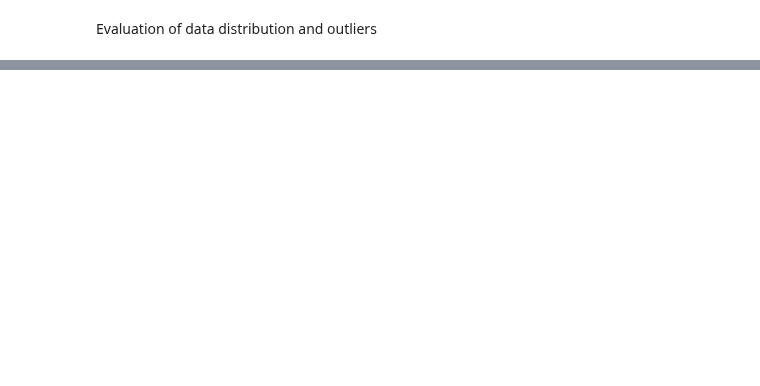
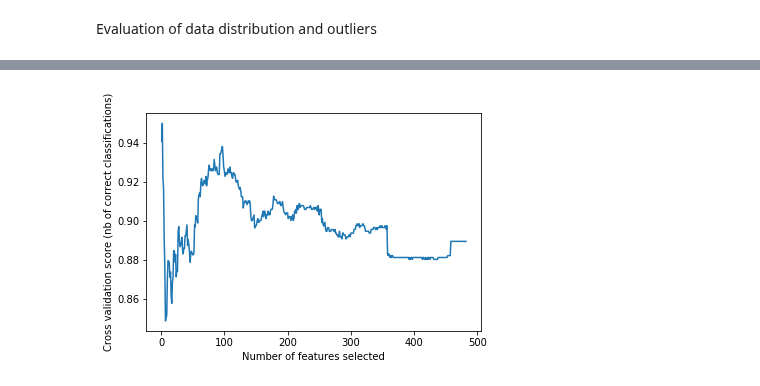
Before and after one commit to mfvanhaaften/TM10007_PROJECT, a Jupyter notebook: assignment.ipynb, the cells around one changed output, grey strips where cells are left out. Drawn from its saved outputs; the diff is of its cells as text; code cells hidden in the pictures; blank space fills up the shorter version.

Commit message:
Implemented outer crossvalidation loop

```diff
--- a/assignment.ipynb
+++ b/assignment.ipynb
@@ -54,10 +47,10 @@ for train_index, test_index in skf.split(FEATURES, LABELS):
 Overview of the NaN's in the dataset
 # %%
 # Determining the number of NaN's
-NO_NAN_ROW_TOTAL = X_TRAIN.isnull().sum(axis=1)             # Number of NaN's per patient for GBM and LGG patients
-NO_NAN_COL_TOTAL = X_TRAIN.isnull().sum(axis=0)             # Number of NaN's per feature for GBM and LGG patients
+NO_NAN_ROW_TOTAL = FEATURES.isnull().sum(axis=1)             # Number of NaN's per patient for GBM and LGG patients
+NO_NAN_COL_TOTAL = FEATURES.isnull().sum(axis=0)             # Number of NaN's per feature for GBM and LGG patients
 
-GBM_NO_NAN_COL = GBM_TRAIN.isnull().sum(axis=0)             # Number of NaN's per feature for GBM patients
-LGG_NO_NAN_COL = LGG_TRAIN.isnull().sum(axis=0)             # Number of NaN's per feature for LGG patients
+GBM_NO_NAN_COL = GBM.isnull().sum(axis=0)                    # Number of NaN's per feature for GBM patients
+LGG_NO_NAN_COL = LGG.isnull().sum(axis=0)                    # Number of NaN's per feature for LGG patients
 OVERVIEW_NAN = { 'Total': NO_NAN_COL_TOTAL, 'GBM': GBM_NO_NAN_COL, 'LGG': LGG_NO_NAN_COL }
 # %% [markdown]
@@ -68,8 +61,8 @@ PERC_MISSING_GBM = 30
 PERC_MISSING_LGG = 30
 
 # Determining threshold for discarding feature based on above percentage
-THRESHOLD_GBM = floor((PERC_MISSING_GBM/100) * len(GBM_TRAIN.index))
-THRESHOLD_LGG = floor((PERC_MISSING_LGG/100) * len(LGG_TRAIN.index))
+THRESHOLD_GBM = floor((PERC_MISSING_GBM/100) * len(GBM.index))
+THRESHOLD_LGG = floor((PERC_MISSING_LGG/100) * len(LGG.index))
 
 # Initialisation
 FEATURES_REMOVED = []
@@ -83,8 +76,7 @@ for feature in LGG_NO_NAN_COL[LGG_NO_NAN_COL > THRESHOLD_LGG].index[:]:
     FEATURES_REMOVED.append(feature)
 
 # Remove features from dataset
-X_TRAIN_FEAT_SEL = X_TRAIN.drop(columns=[features for features in set(FEATURES_REMOVED)])
-X_TEST_FEAT_SEL = X_TEST.drop(columns=[features for features in set(FEATURES_REMOVED)])
+DATA_FEAT_SEL = FEATURES.drop(columns=[features for features in set(FEATURES_REMOVED)])
 
 # The variables (series) below 'bins' the NaN's:
 # - the index column is the amount of NaN's in the dataset
@@ -256,23 +163,69 @@ Feature selection
 # %%
-svc = svm.SVC(kernel="linear")
+# Outer crossvalidation loop
+skf = StratifiedKFold(n_splits=5, random_state=None, shuffle=False)
 
-# classifications
-rfecv = RFECV(
-    estimator=svc, step=1,
-    cv=StratifiedKFold(4),
-    scoring='roc_auc')
-rfecv.fit(X_TRAIN_SCAL, Y_TRAIN_SAMP_REM)                               #    <=======
+OPTIMAL_NUMBER_FEATURES = list()
 
-print("Optimal number of features : %d" % rfecv.n_features_)
+for train_index, test_index in skf.split(DATA_FEAT_SEL, LABELS_SEL):
+    X_TRAIN, X_TEST = np.array(DATA_FEAT_SEL)[train_index], np.array(DATA_FEAT_SEL)[test_index]
+    Y_TRAIN, Y_TEST = np.array(LABELS_SEL)[train_index], np.array(LABELS_SEL)[test_index]
 
-# Plot number of features VS. cross-validation scores
-plt.figure()
-plt.xlabel("Number of features selected")
-plt.ylabel("Cross validation score (nb of correct classifications)")
-plt.plot(range(1, len(rfecv.grid_scores_) + 1), rfecv.grid_scores_)
-plt.show()
+    GBM_TRAIN = X_TRAIN[Y_TRAIN=='GBM']
+    LGG_TRAIN = X_TRAIN[Y_TRAIN=='LGG']
 
-X_TRAIN_FINAL = X_TRAIN_SCAL[:,rfecv.support_]
-X_TEST_FINAL = X_TEST_SCAL[:,rfecv.support_]
-#print(rfecv.ranking_)
+    # ---------------------------------- IMPUTATION -----------------------------------
+    # Definition of imputers
+    IMPUTER_GBM = KNNImputer(n_neighbors=5, weights="uniform")
+    IMPUTER_LGG = KNNImputer(n_neighbors=5, weights="uniform")
+    IMPUTER_TEST = KNNImputer(n_neighbors=5, weights="uniform")
+
+    # Impute GBM train set
+    X_TRAIN_FEAT_SEL_GBM = X_TRAIN[Y_TRAIN=='GBM']
+    X_TRAIN_IMP_GBM = IMPUTER_GBM.fit_transform(X_TRAIN_FEAT_SEL_GBM)
+
+    # Impute LGG train set
+    X_TRAIN_FEAT_SEL_LGG = X_TRAIN[Y_TRAIN=='LGG']
+    X_TRAIN_IMP_LGG = IMPUTER_LGG.fit_transform(X_TRAIN_FEAT_SEL_LGG)
+
+    # Merge imputed GBM and LGG arrays
+    X_TRAIN_IMP_TOT = np.concatenate((X_TRAIN_IMP_GBM, X_TRAIN_IMP_LGG))
+
+    #LGG_IMPUTED[:] = ARRAY_IMP_LGG                                                      # Overwrite original values with imputed values in dataframe
+    #LGG_IMPUTED['label'] = 'LGG'                                                        # Add column containing label
+
+    # Impute test set
+    IMPUTER_TEST.fit(X_TRAIN_IMP_TOT)
+    X_TEST_IMP = IMPUTER_TEST.transform(X_TEST)
+
+    # ------------------------------------ SCALING ----------------------------------------
+    SCALER = RobustScaler()
+    SCALER.fit(X_TRAIN_IMP_TOT)
+    X_TRAIN_SCAL = SCALER.transform(X_TRAIN_IMP_TOT)
+    X_TEST_SCAL = SCALER.transform(X_TEST_IMP)
+
+
+    # ------------------------------------ FEATURE SELECTION -------------------------------
+    svc = svm.SVC(kernel="linear")
+
+    # classifications
+    rfecv = RFECV(
+        estimator=svc, step=1,
+        cv=StratifiedKFold(4),
+        scoring='roc_auc')
+    rfecv.fit(X_TRAIN_SCAL, Y_TRAIN)
+
+    OPTIMAL_NUMBER_FEATURES.append(rfecv.n_features_)
+    print("Optimal number of features : %d" % rfecv.n_features_)
+
+    # Plot number of features VS. cross-validation scores
+    plt.figure()
+    plt.xlabel("Number of features selected")
+    plt.ylabel("Cross validation score (nb of correct classifications)")
+    plt.plot(range(1, len(rfecv.grid_scores_) + 1), rfecv.grid_scores_)
+    plt.show()
+
+    X_TRAIN_FINAL = X_TRAIN_SCAL[:,rfecv.support_]
+    X_TEST_FINAL = X_TEST_SCAL[:,rfecv.support_]
+    #print(rfecv.ranking_)
 #np.absolute(rfecv.estimator_.coef_)
+# %% [output]
@@ -278,0 +233 @@ X_TEST_FINAL = X_TEST_SCAL[:,rfecv.support_]
+[figure, added]
```
Also changed, not shown: parts of 15 cells of this notebook.
